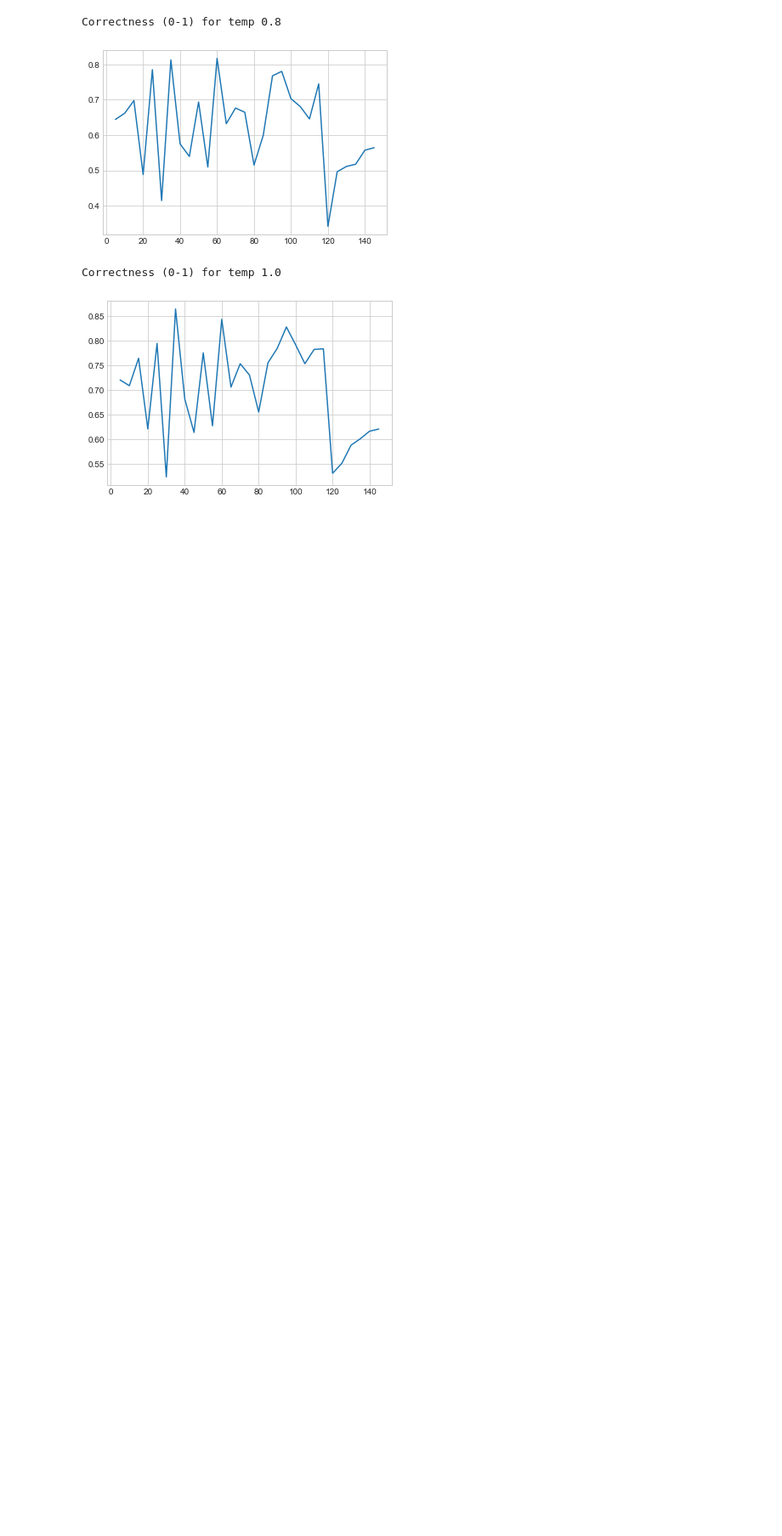
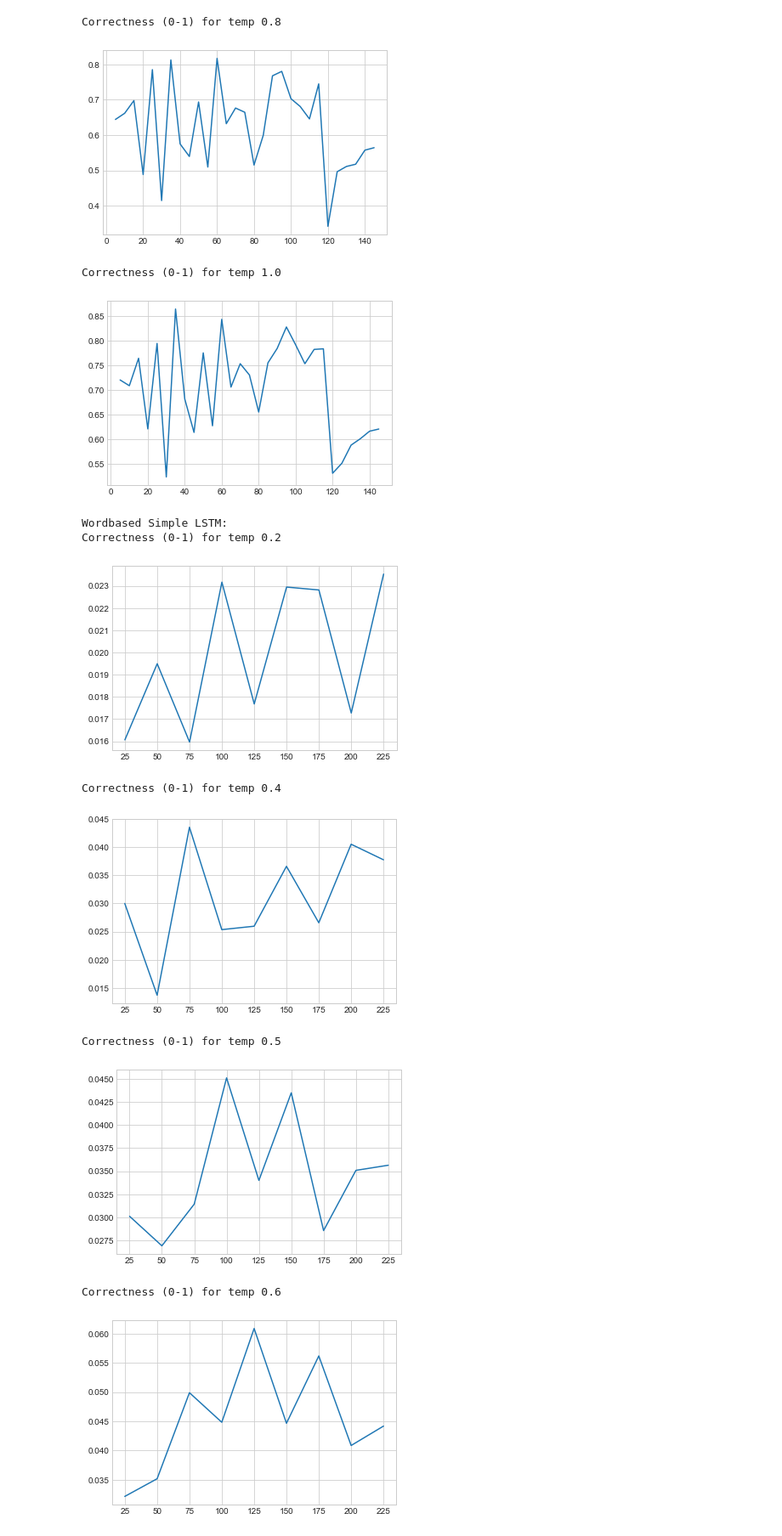
Before and after one commit to MrBanhBao/dl4tm-project, a Jupyter notebook: exploration/evaluation.ipynb, the cells around one changed output. Shown at 85% size. Drawn from its saved outputs; the diff is of its cells as text; code cells hidden in the pictures; blank space fills up the shorter version.

```diff
--- a/exploration/evaluation.ipynb
+++ b/exploration/evaluation.ipynb
@@ -83,3 +83,18 @@ Correctness (0-1) for temp 0.8
 [figure]
 Correctness (0-1) for temp 1.0
 [figure]
+# %%
+source = '../outputs/wordbased/LSTM/'
+df = create_df(source)
+print('Wordbased Simple LSTM:')
+plot_spelling_epochs_spellingCorrectness(df)
+# %% [output]
+Wordbased Simple LSTM:
+Correctness (0-1) for temp 0.2
+[figure, added]
+Correctness (0-1) for temp 0.4
+[figure, added]
+Correctness (0-1) for temp 0.5
+[figure, added]
+Correctness (0-1) for temp 0.6
+[figure, added]
```
Also changed, not shown: parts of 1 cell of this notebook, 1 other file.
